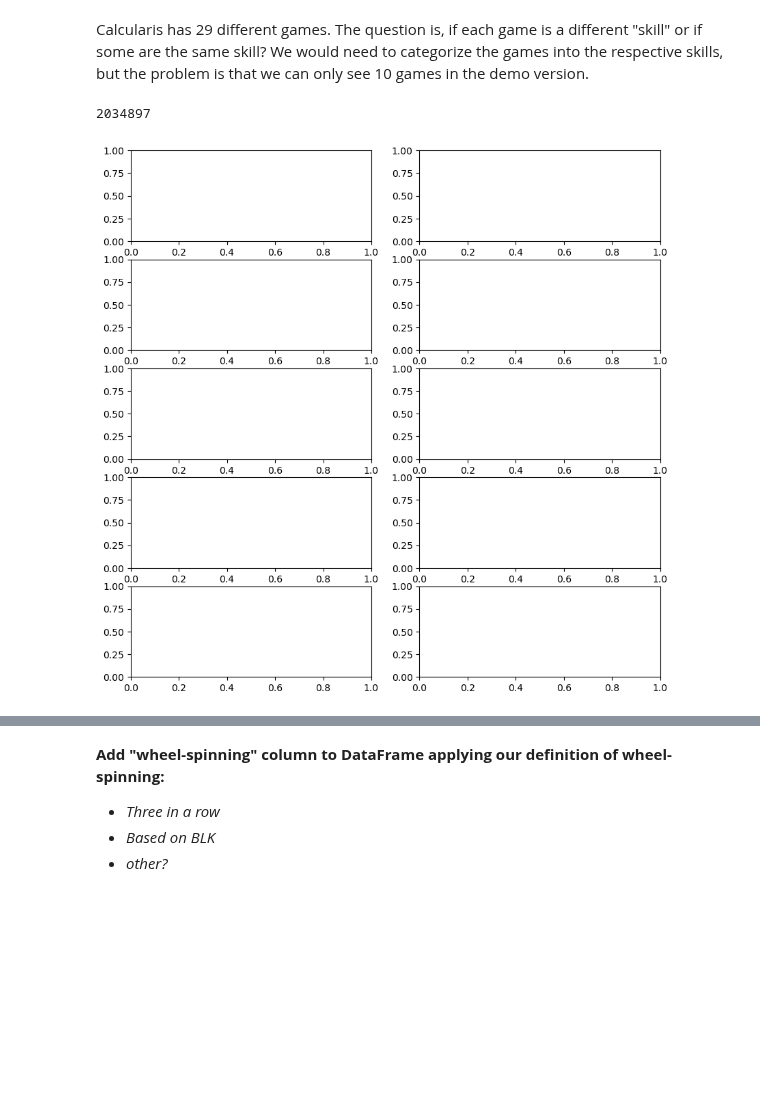
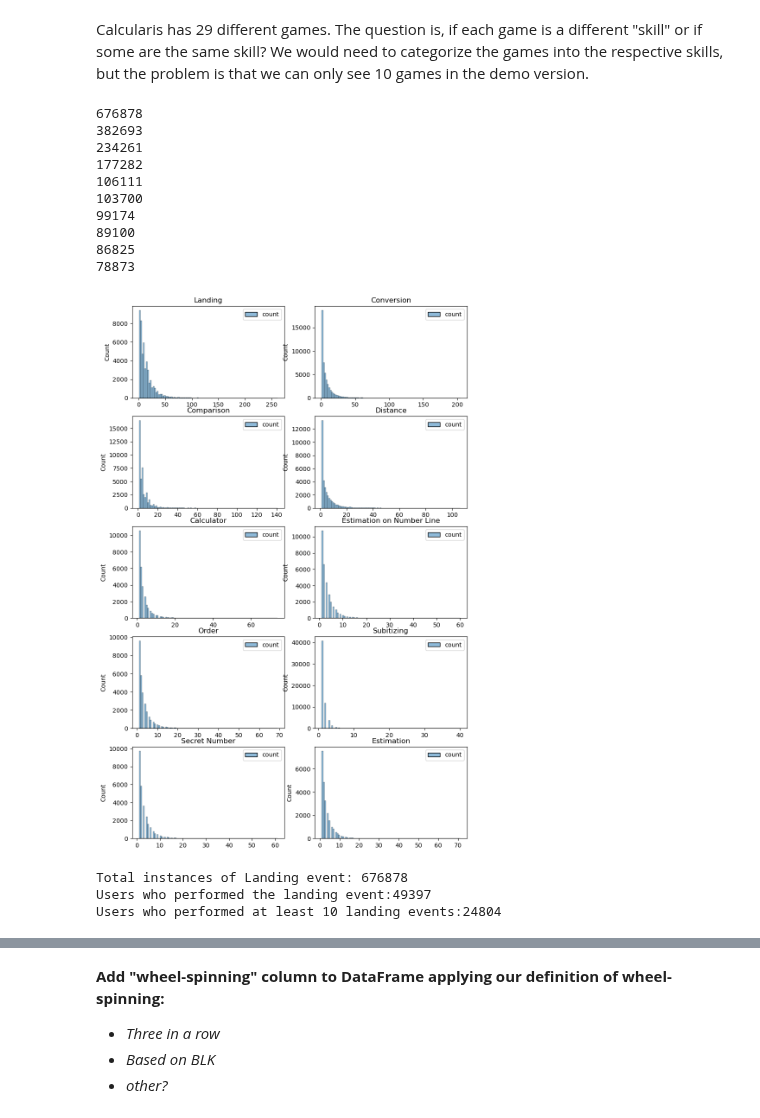
Before and after one commit to odudler/mlbd2023, a Jupyter notebook: milestone4.ipynb, the cells around one changed output, grey strips where cells are left out. Saved outputs shown, nothing was run; the diff lists cells and outputs as text; code cells hidden in the pictures; blank space fills up the shorter version.

```diff
--- a/milestone4.ipynb
+++ b/milestone4.ipynb
@@ -74,18 +74,53 @@ Calcularis has 29 different games. The question is, if each game is a different
 # %%
 #Test how many tasks students solved in general of which type (to find proper threshold
 
 #find out which games get played the most often:
-games = tasks[['user_id', 'game_name']].groupby(['game_name']).size().sort_values(ascending=False)
+#games = tasks[['user_id', 'game_name']].groupby(['game_name']).size().sort_values(ascending=False)
+#top_10 = games.head(10)
 #We work only on the 10 most played games (still 94,5% of the data)
 top_10 = ['Landing', 'Conversion', 'Comparison', 'Distance', 'Calculator',
           'Estimation on Number Line','Order', 'Subitizing', 'Secret Number', 'Estimation']
 
 tasks = tasks[tasks['game_name'].isin(top_10)] #94.5% of the data
 
 #plot distribution of game_types played by users
-fig, axs = plt.subplots(5,2,figsize=(10,10))
-for game_type in top_10:
-    pass
+fig, axs = plt.subplots(5,2,figsize=(10,16))
+for i, game_type in enumerate(top_10):
+    t = tasks[tasks['game_name'] == game_type][['user_id', 'game_name']]
+    print(len(t))
+    t = t.groupby(['user_id']).count()
+    t.columns = ['count']
+    sns.histplot(data=t, bins = 100, ax=axs[i // 2, i % 2]).set(title=game_type)
+
+#A lot of students have less then 10 games played for a certain game_type.
 # %% [output]
-2034897
+676878
+382693
+234261
+177282
+106111
+103700
+99174
+89100
+86825
+78873
-[figure, old version]
+[figure, new version]
+# %%
+#Attempt to create a timeseries dataframe for just one skill yet (Landing)
+skill = 'Landing'
+THRES_HOLD = 10
+landing = tasks[tasks['game_name'] == skill]
+#filter out all students who have less then THRES_HOLD "Practice Opportunities"
+print("Total instances of Landing event: " +  str(len(landing)))
+users_count = landing[['user_id', 'game_name']].groupby(['user_id']).count()
+users_count.columns = ['count']
+print("Users who performed the landing event:" + str(len(users_count)))
+users_ten = users_count[users_count['count'] >= THRES_HOLD].index.to_numpy()
+
+#print(users_ten)
+print("Users who performed at least 10 landing events:" + str(len(users_ten))) #about 1/2 of users
+landing_ten = landing[landing['user_id'].isin(users_ten)]
+# %% [output]
+Total instances of Landing event: 676878
+Users who performed the landing event:49397
+Users who performed at least 10 landing events:24804
```
Also changed, not shown: parts of 2 cells of this notebook.
